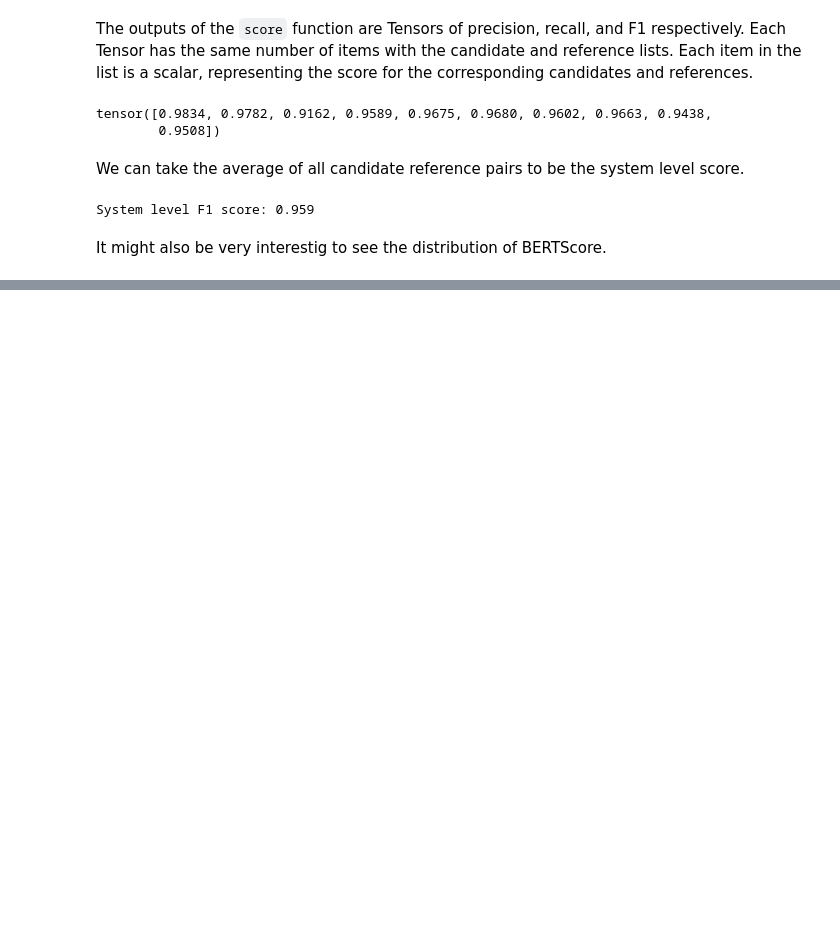
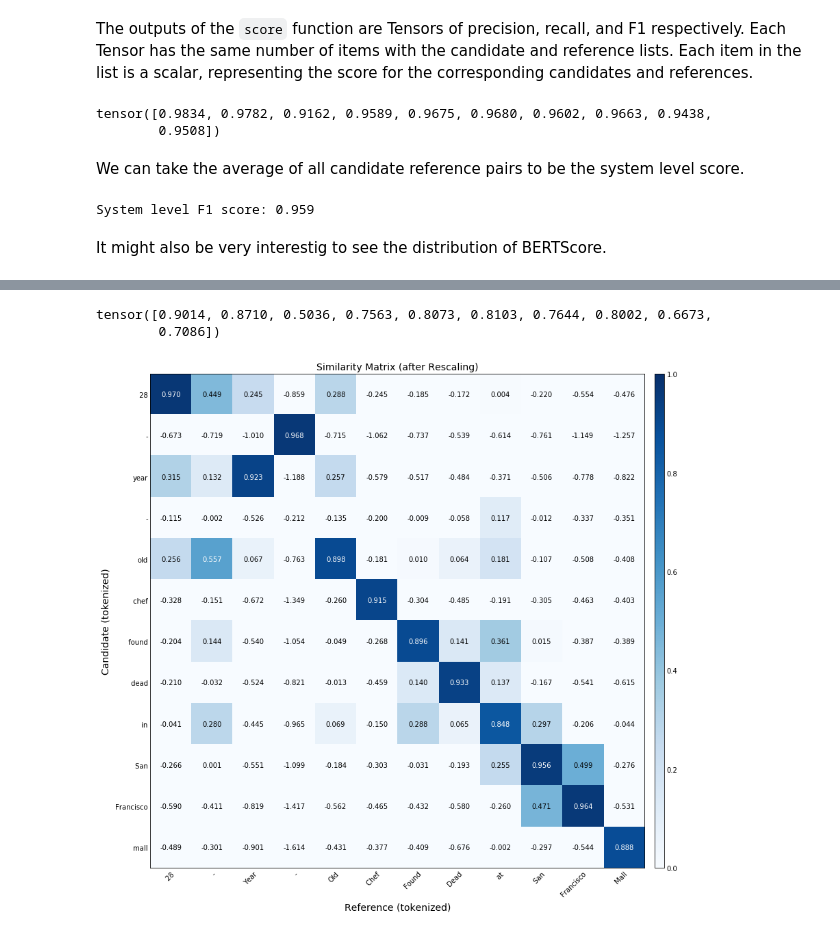
Before and after one commit to Tiiiger/bert_score, a Jupyter notebook: example/Demo.ipynb, the cells around one changed output, grey strips where cells are left out. Cells and saved outputs as stored; diff of their text form; code cells hidden in the pictures; blank space fills up the shorter version.

```diff
--- a/example/Demo.ipynb
+++ b/example/Demo.ipynb
@@ -79,0 +140,2 @@ plot_example(cands[0], refs[0], lang="en")
+# %%
+scorer = BERTScorer(lang="en", rescale_with_baseline=True)
@@ -79,0 +144,9 @@ plot_example(cands[0], refs[0], lang="en")
+# %%
+F1
+# %% [output]
+tensor([0.9014, 0.8710, 0.5036, 0.7563, 0.8073, 0.8103, 0.7644, 0.8002, 0.6673,
+        0.7086])
+# %%
+scorer.plot_example(cands[0], refs[0])
+# %% [output]
+[figure, added]
```
Also changed, not shown: parts of 28 cells of this notebook, 8 other files.
